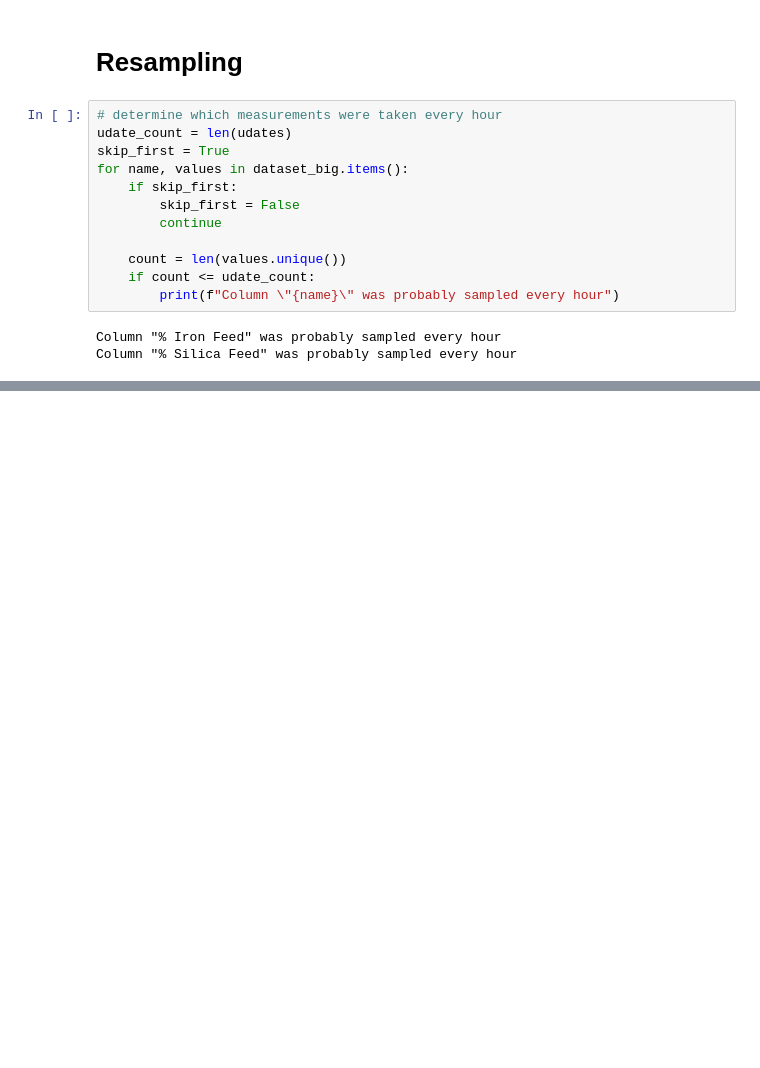
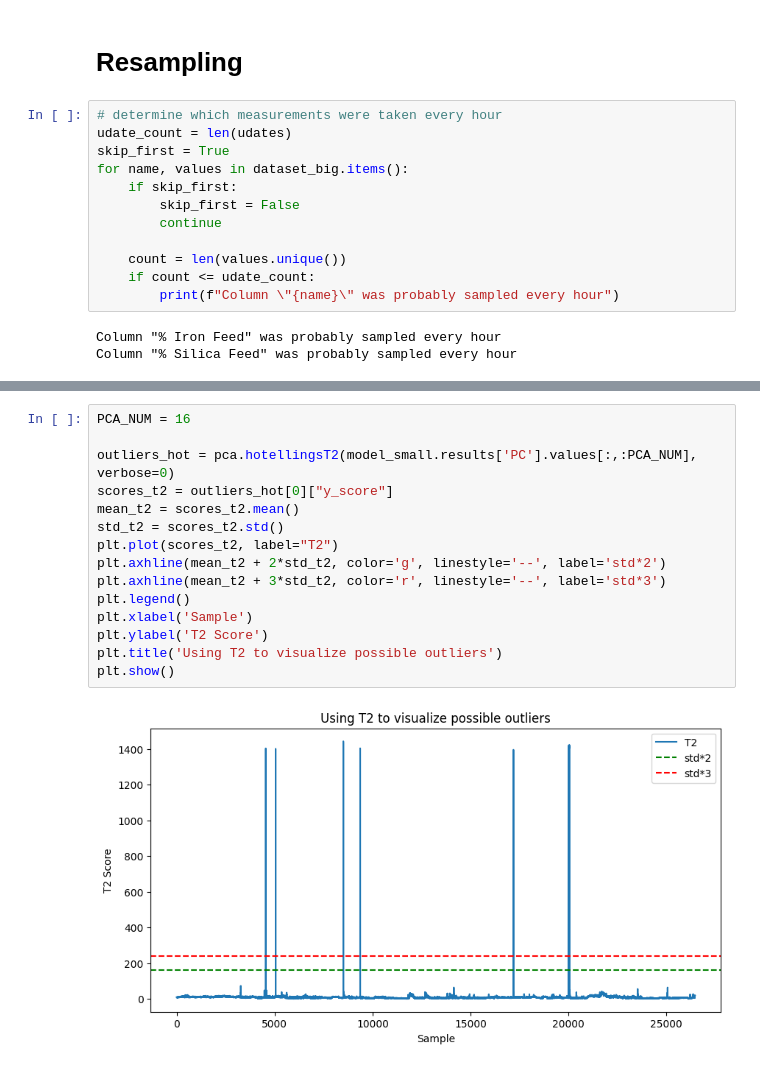
Before and after one commit to Unexp1ainable/ADAML-Project1, a Jupyter notebook: project.ipynb, the cells around one changed output, grey strips where cells are left out. Cells and saved outputs as stored; diff of their text form; blank space fills up the shorter version.

Commit message:
attempt to handle the outliers

```diff
--- a/project.ipynb
+++ b/project.ipynb
@@ -200,0 +221,17 @@ Resampling column 2/3
+# %%
+PCA_NUM = 16
+
+outliers_hot = pca.hotellingsT2(model_small.results['PC'].values[:,:PCA_NUM], verbose=0)
+scores_t2 = outliers_hot[0]["y_score"]
+mean_t2 = scores_t2.mean()
+std_t2 = scores_t2.std()
+plt.plot(scores_t2, label="T2")
+plt.axhline(mean_t2 + 2*std_t2, color='g', linestyle='--', label='std*2')
+plt.axhline(mean_t2 + 3*std_t2, color='r', linestyle='--', label='std*3')
+plt.legend()
+plt.xlabel('Sample')
+plt.ylabel('T2 Score')
+plt.title('Using T2 to visualize possible outliers')
+plt.show()
+# %% [output]
+[figure, added]
```
Also changed, not shown: parts of 9 cells of this notebook, 1 other file.
